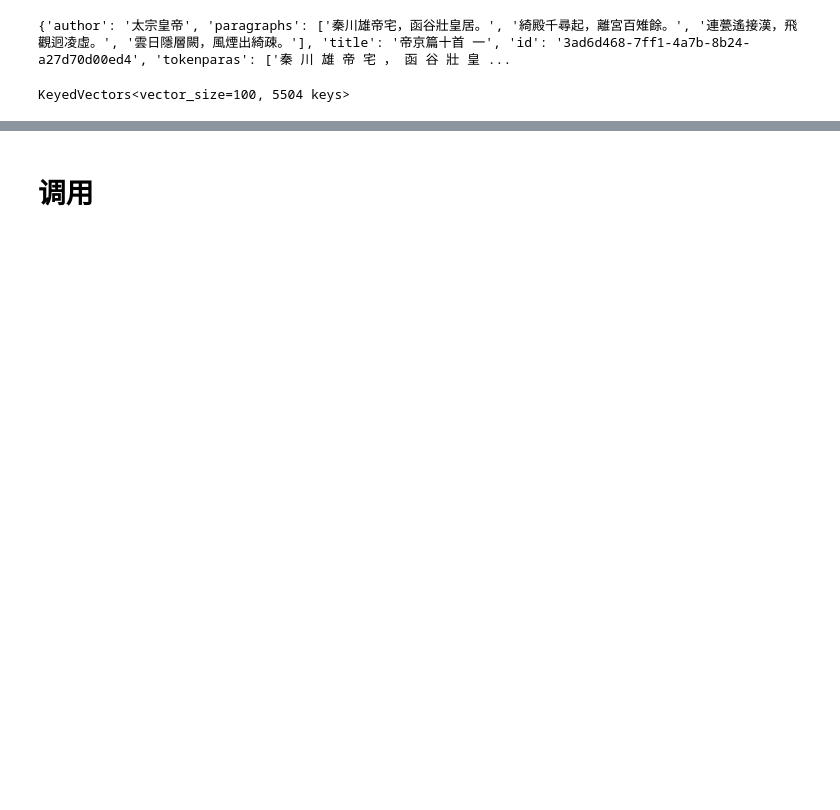
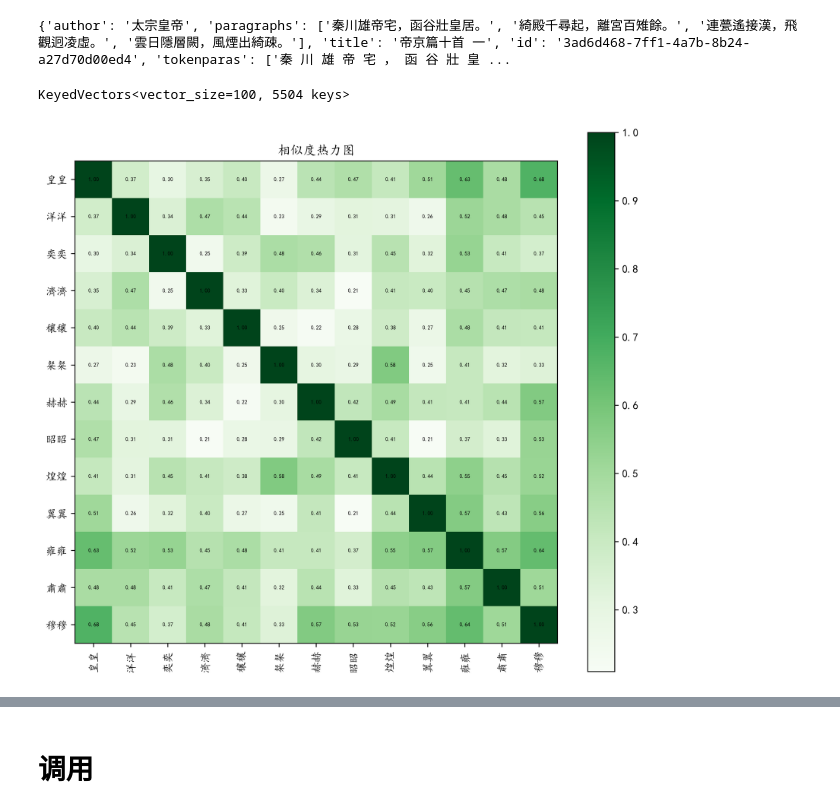
Before and after one commit to mistycrown/quan_tang_shi_analysis2, a Jupyter notebook: 8 查询功能集合.ipynb, the cells around one changed output, grey strips where cells are left out. Cells and saved outputs as stored; diff of their text form; code cells hidden in the pictures; blank space fills up the shorter version.

```diff
--- a/8 查询功能集合.ipynb
+++ b/8 查询功能集合.ipynb
@@ -278,3 +278,41 @@ def near(word):
     return simi_words
 # %% [output]
 KeyedVectors<vector_size=100, 5504 keys>
+# %%
+# 比較江西各人與各人，江西與其他代表詩人的相似度
+from gensim.models import KeyedVectors
+import numpy as np
+from sklearn.metrics.pairwise import cosine_similarity
+
+def hotmap(duibili,cmapcolor,title="相似度熱力圖"):
+    similarity_matrix = np.zeros((len(duibili), len(duibili)))
+
+    for i, word1 in enumerate(duibili):
+        for j, word2 in enumerate(duibili):
+            if i <= j:  # 因为余弦相似度矩阵是对称的，所以只需计算上三角部分
+                similarity = emb.similarity(word1, word2)
+                similarity_matrix[i, j] = similarity
+                similarity_matrix[j, i] = similarity  # 对称位置也设置为相似度值
+
+    # print(similarity_matrix)
+    import matplotlib.pyplot as plt
+    fig = plt.figure(figsize=(10, 9), dpi=300)
+    plt.imshow(similarity_matrix, cmap=cmapcolor, interpolation='nearest')
+    # 添加相似度值的标签
+    for i in range(len(duibili)):
+        for j in range(len(duibili)):
+            plt.annotate(f"{similarity_matrix[i, j]:.2f}", (j, i), color='black', ha='center', va='center',fontsize=5)
+
+    plt.colorbar()
+    plt.xticks(range(len(duibili)), [x for x in duibili], rotation=90)
+    plt.yticks(range(len(duibili)), [x for x in duibili])
+    plt.title(title)
+    plt.savefig(f'output/{title}.png', dpi=300)
+
+    plt.show()
+
+duibili = ['皇皇', '洋洋' ,'奕奕', '濟濟', '穰穰' ,'粲粲' ,'赫赫' ,'昭昭', '煌煌' ,'翼翼' ,'雍雍','肅肅','穆穆']
+
+hotmap(duibili,'Greens',title='相似度热力图')
+# %% [output]
+[figure, added]
```
Also changed, not shown: parts of 18 cells of this notebook.
